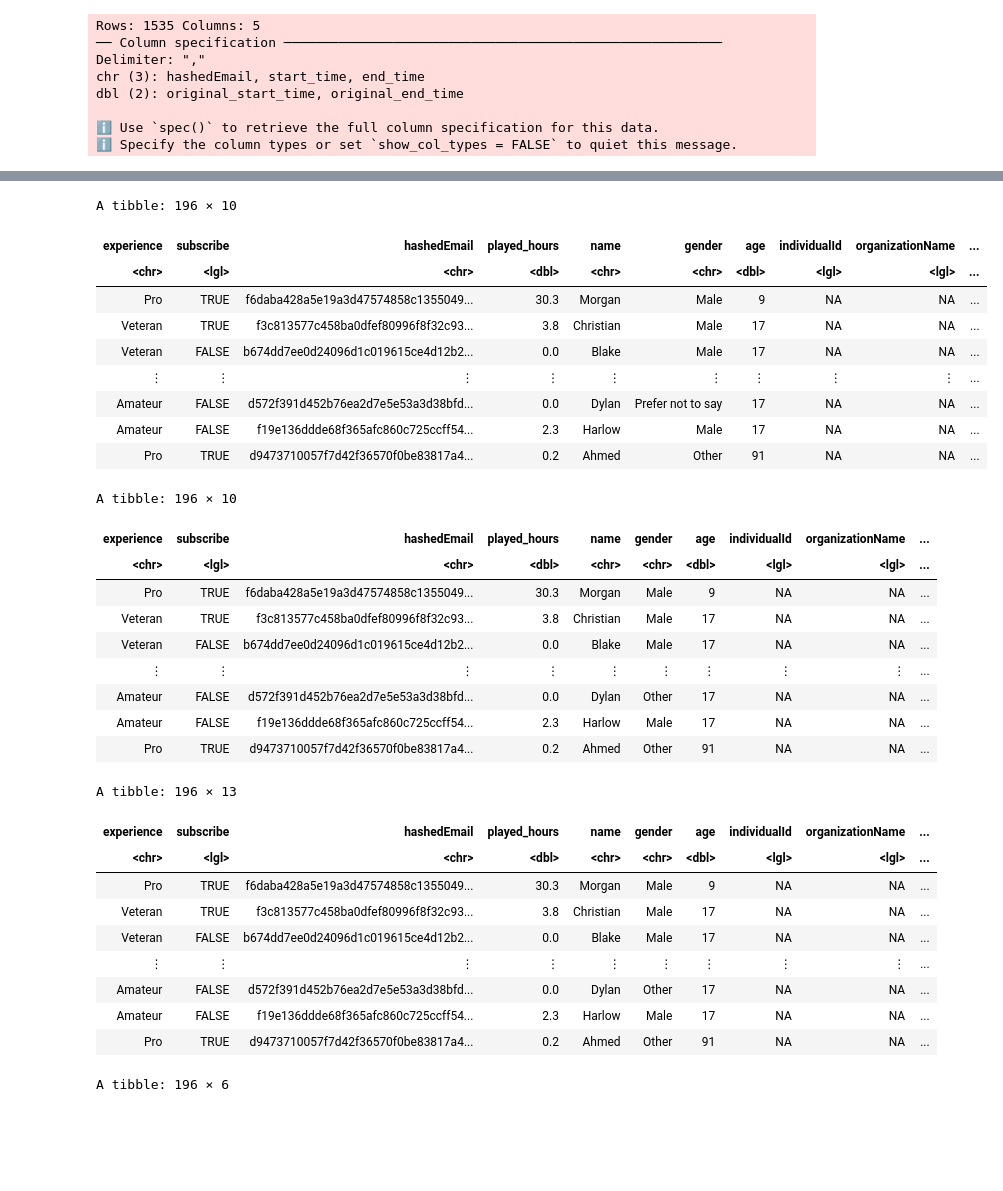
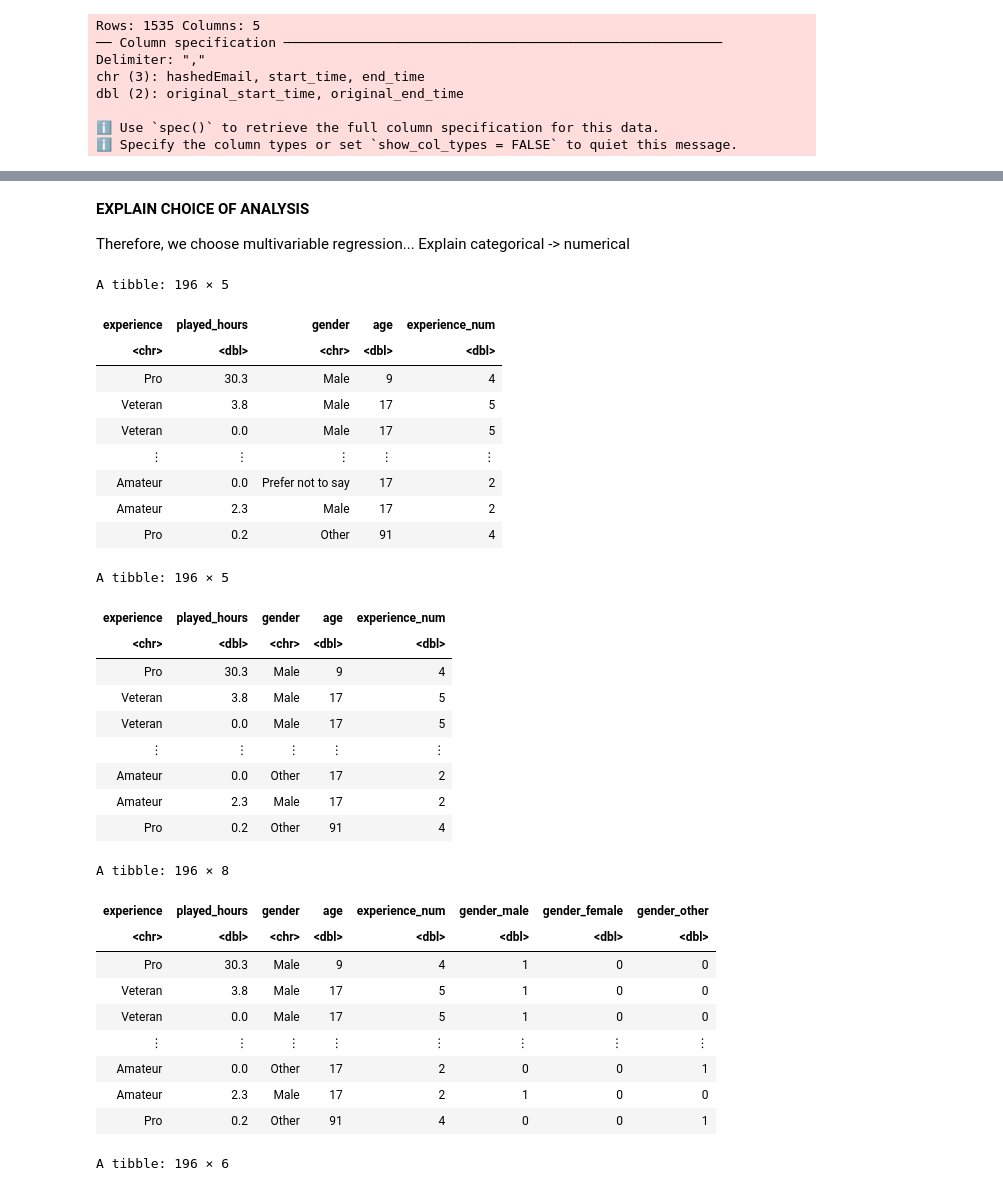
Before and after one commit to jyuxinshu/plaicraft, a Jupyter notebook: plaicraft.ipynb, the cells around one changed output, grey strips where cells are left out. Saved outputs shown, nothing was run; the diff lists cells and outputs as text; code cells hidden in the pictures; blank space fills up the shorter version.

```diff
--- a/plaicraft.ipynb
+++ b/plaicraft.ipynb
@@ -65,0 +65,6 @@ dbl (2): original_start_time, original_end_time
+# %%
+#TIDYING OG DATA:
+
+players_tidy <- players |>
+    select(-subscribe, -hashedEmail, -individualId, -organizationName, -name)
+players_tidy
@@ -66,22 +162,27 @@ dbl (2): original_start_time, original_end_time
+# %% [markdown]
+**EXPLAIN CHOICE OF ANALYSIS**
+
+Therefore, we choose multivariable regression...
+Explain categorical -> numerical
 # %%
-players_tidy_exp <- players |>
+players_tidy_exp <- players_tidy |>
 mutate(experience_num = case_when(experience == "Veteran" ~ 5,
                                   experience == "Beginner" ~ 1,
                                   experience == "Amateur" ~ 2,
                                  experience == "Regular" ~ 3,
                                  experience == "Pro" ~ 4,))
 players_tidy_exp
 # %% [output]
-A tibble: 196 × 10
+A tibble: 196 × 5
-| experience | subscribe | hashedEmail | played_hours | name | gender | age | individualId | organizationName | ... |
-| <chr> | <lgl> | <chr> | <dbl> | <chr> | <chr> | <dbl> | <lgl> | <lgl> | ... |
-| Pro | TRUE | f6daba428a5e19a3d47574858c1355049... | 30.3 | Morgan | Male | 9 | NA | NA | ... |
-| Veteran | TRUE | f3c813577c458ba0dfef80996f8f32c93... | 3.8 | Christian | Male | 17 | NA | NA | ... |
-| Veteran | FALSE | b674dd7ee0d24096d1c019615ce4d12b2... | 0.0 | Blake | Male | 17 | NA | NA | ... |
-| ⋮ | ⋮ | ⋮ | ⋮ | ⋮ | ⋮ | ⋮ | ⋮ | ⋮ | ... |
-| Amateur | FALSE | d572f391d452b76ea2d7e5e53a3d38bfd... | 0.0 | Dylan | Prefer not to say | 17 | NA | NA | ... |
-| Amateur | FALSE | f19e136ddde68f365afc860c725ccff54... | 2.3 | Harlow | Male | 17 | NA | NA | ... |
-| Pro | TRUE | d9473710057f7d42f36570f0be83817a4... | 0.2 | Ahmed | Other | 91 | NA | NA | ... |
+| experience | played_hours | gender | age | experience_num |
+| <chr> | <dbl> | <chr> | <dbl> | <dbl> |
+| Pro | 30.3 | Male | 9 | 4 |
+| Veteran | 3.8 | Male | 17 | 5 |
+| Veteran | 0.0 | Male | 17 | 5 |
+| ⋮ | ⋮ | ⋮ | ⋮ | ⋮ |
+| Amateur | 0.0 | Prefer not to say | 17 | 2 |
+| Amateur | 2.3 | Male | 17 | 2 |
+| Pro | 0.2 | Other | 91 | 4 |
 # %%
 players_gender_new <- players_tidy_exp |>
 mutate(gender = case_when(gender == "Male" ~ "Male",
@@ -89,17 +190,19 @@ mutate(gender = case_when(gender == "Male" ~ "Male",
                           TRUE ~ "Other"))
 players_gender_new
 # %% [output]
-A tibble: 196 × 10
+A tibble: 196 × 5
-| experience | subscribe | hashedEmail | played_hours | name | gender | age | individualId | organizationName | ... |
-| <chr> | <lgl> | <chr> | <dbl> | <chr> | <chr> | <dbl> | <lgl> | <lgl> | ... |
-| Pro | TRUE | f6daba428a5e19a3d47574858c1355049... | 30.3 | Morgan | Male | 9 | NA | NA | ... |
-| Veteran | TRUE | f3c813577c458ba0dfef80996f8f32c93... | 3.8 | Christian | Male | 17 | NA | NA | ... |
-| Veteran | FALSE | b674dd7ee0d24096d1c019615ce4d12b2... | 0.0 | Blake | Male | 17 | NA | NA | ... |
-| ⋮ | ⋮ | ⋮ | ⋮ | ⋮ | ⋮ | ⋮ | ⋮ | ⋮ | ... |
-| Amateur | FALSE | d572f391d452b76ea2d7e5e53a3d38bfd... | 0.0 | Dylan | Other | 17 | NA | NA | ... |
-| Amateur | FALSE | f19e136ddde68f365afc860c725ccff54... | 2.3 | Harlow | Male | 17 | NA | NA | ... |
-| Pro | TRUE | d9473710057f7d42f36570f0be83817a4... | 0.2 | Ahmed | Other | 91 | NA | NA | ... |
+| experience | played_hours | gender | age | experience_num |
+| <chr> | <dbl> | <chr> | <dbl> | <dbl> |
+| Pro | 30.3 | Male | 9 | 4 |
+| Veteran | 3.8 | Male | 17 | 5 |
+| Veteran | 0.0 | Male | 17 | 5 |
+| ⋮ | ⋮ | ⋮ | ⋮ | ⋮ |
+| Amateur | 0.0 | Other | 17 | 2 |
+| Amateur | 2.3 | Male | 17 | 2 |
+| Pro | 0.2 | Other | 91 | 4 |
 # %%
+# Tidying our new "complete" dataset
+
 players_tidy_new <- players_gender_new |>
 mutate(gender_male = case_when(gender == "Male" ~ 1,
                                gender == "Female" ~ 0,
@@ -112,14 +215,14 @@ mutate(gender_male = case_when(gender == "Male" ~ 1,
                                  gender == "Other" ~ 1))
 players_tidy_new
 # %% [output]
-A tibble: 196 × 13
+A tibble: 196 × 8
-| experience | subscribe | hashedEmail | played_hours | name | gender | age | individualId | organizationName | ... |
-| <chr> | <lgl> | <chr> | <dbl> | <chr> | <chr> | <dbl> | <lgl> | <lgl> | ... |
-| Pro | TRUE | f6daba428a5e19a3d47574858c1355049... | 30.3 | Morgan | Male | 9 | NA | NA | ... |
-| Veteran | TRUE | f3c813577c458ba0dfef80996f8f32c93... | 3.8 | Christian | Male | 17 | NA | NA | ... |
-| Veteran | FALSE | b674dd7ee0d24096d1c019615ce4d12b2... | 0.0 | Blake | Male | 17 | NA | NA | ... |
-| ⋮ | ⋮ | ⋮ | ⋮ | ⋮ | ⋮ | ⋮ | ⋮ | ⋮ | ... |
-| Amateur | FALSE | d572f391d452b76ea2d7e5e53a3d38bfd... | 0.0 | Dylan | Other | 17 | NA | NA | ... |
-| Amateur | FALSE | f19e136ddde68f365afc860c725ccff54... | 2.3 | Harlow | Male | 17 | NA | NA | ... |
-| Pro | TRUE | d9473710057f7d42f36570f0be83817a4... | 0.2 | Ahmed | Other | 91 | NA | NA | ... |
+| experience | played_hours | gender | age | experience_num | gender_male | gender_female | gender_other |
+| <chr> | <dbl> | <chr> | <dbl> | <dbl> | <dbl> | <dbl> | <dbl> |
+| Pro | 30.3 | Male | 9 | 4 | 1 | 0 | 0 |
+| Veteran | 3.8 | Male | 17 | 5 | 1 | 0 | 0 |
+| Veteran | 0.0 | Male | 17 | 5 | 1 | 0 | 0 |
+| ⋮ | ⋮ | ⋮ | ⋮ | ⋮ | ⋮ | ⋮ | ⋮ |
+| Amateur | 0.0 | Other | 17 | 2 | 0 | 0 | 1 |
+| Amateur | 2.3 | Male | 17 | 2 | 1 | 0 | 0 |
+| Pro | 0.2 | Other | 91 | 4 | 0 | 0 | 1 |
 # %%
```
Also changed, not shown: parts of 20 cells of this notebook.
